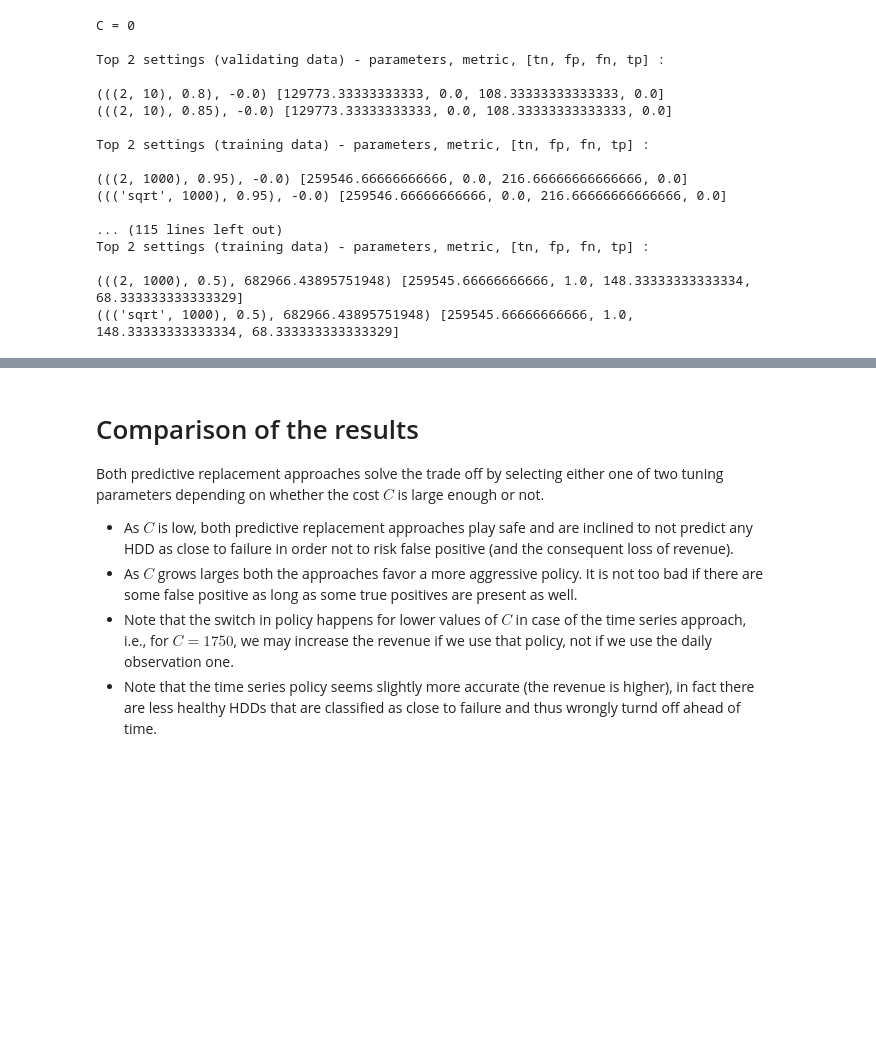
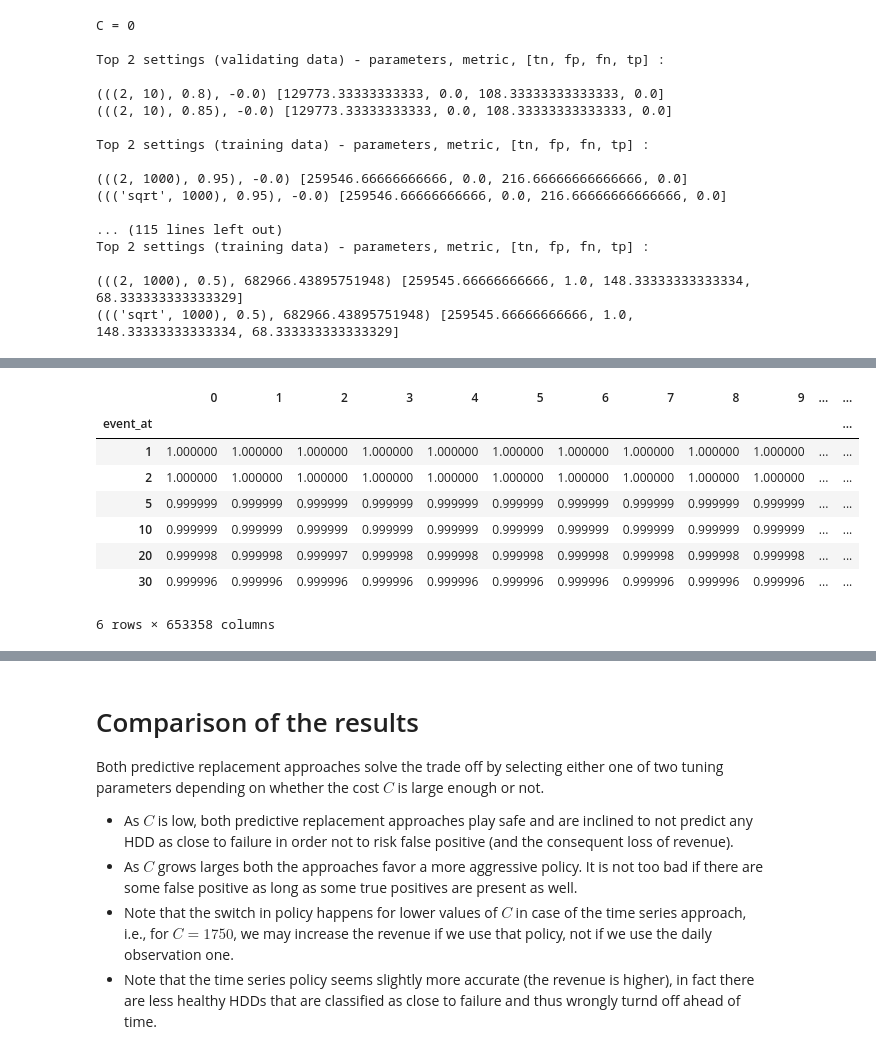
Before and after one commit to FabCec/planned_replacements, a Jupyter notebook: 4. Machine learning and optimization problem.ipynb, the cells around one changed output, grey strips where cells are left out. Cells and saved outputs as stored; diff of their text form; code cells hidden in the pictures; blank space fills up the shorter version.

```diff
--- a/4. Machine learning and optimization problem.ipynb
+++ b/4. Machine learning and optimization problem.ipynb
@@ -147,9 +147,10 @@ def revenue_per_day(C, turned_off, hdds, failures) :
     # Initialize revenue at 0
     revenue = 0
     for ind in range(len(hdds)) :
-        active = hdds[ind] in turned_off
+        off = hdds[ind] in turned_off
+        on = 1 - off
         # For each active HDDs either increase the revenue by 1 (if not failing) or decrease it by C (if failing).
-        revenue = revenue + (1 - active)*((1 - failures[ind]) - C*failures[ind])
+        revenue = revenue + on - on*C*failures[ind]
     return revenue
 
 # List of dates we consider, everyday in 2015, 2016, and 2017
@@ -186,7 +187,7 @@ def compute_revenue_predictive(dates, C, df) :
                     last_sn = df_serialnumber.loc[sn,'date_last']
                     diff_days = (last_sn-day).days
                     day_dt = day.astype('M8[D]').astype('O')
-                    revenue_diff = (state_sn == 'healthy')*(-diff_days) + (state_sn == 'fail')*(-diff_days + C)
+                    revenue_diff = (state_sn == 'healthy')*(-diff_days) + (state_sn == 'fail')*(diff_days >0)*(-diff_days + C)
                     print('HDD {} is {} and present till {}-{}-{}. We turn it off on {}-{}-{}: change in revenue of {}'.format(sn, state_sn, last_sn.day, last_sn.month, last_sn.year, day_dt.day, day_dt.month, day_dt.year, revenue_diff) )
             turned_off.update(to_turn_off)
 
@@ -390,9 +394,9 @@ $$ (C-1) * tp - \mathbb{E}\big[df[\text{D_to_last}]\big] * fp, $$
 
 i.e., the expected gain minus the expected loss we have by using the selected policy. Note that the number of tp (true positive) and fp (false positive) is not relative to the single HDDs identified, multiple tp and fp can be associated to the same HDD.
 # %%
-Cs = [0, 100, 250, 500, 750, 1000, 1750, 2500, 5000, 7500, 10000]
+Cs = [15, 100, 250, 500, 750, 1000, 1750, 2500, 5000, 7500, 10000]
 
-best_params_by_C = {  0: ((2, 10), 0.9),
+best_params_by_C = { 15: ((2, 10), 0.9),
                     100: ((2, 10), 0.9),
                     250: ((2, 10), 0.9),
                     500: ((2, 10), 0.9),
@@ -1074,0 +1158,27 @@ Difference in total revenue = 29041
+# %%
+# List of days for which we compute the survival function
+days_to_failure = [1, 2, 5, 10, 20, 30]
+
+# Create the index batches
+num_testing = len(X_test)
+num_batches = 100
+list_batches = np.array_split(range(num_testing), num_batches)
+
+# For every batch, we predict the values of the survival function and save only the days in days_to_failure
+df_pred = pd.DataFrame()
+for i in range(num_batches) :
+    x = X_test[list_batches[i],:]
+    dfx = cph.predict_survival_function(x).iloc[days_to_failure, :]
+    df_pred = pd.concat([df_pred, dfx], axis = 1)
+
+df_pred
+# %% [output]
+|  | 0 | 1 | 2 | 3 | 4 | 5 | 6 | 7 | 8 | 9 | ... | ... |
+| event_at |  |  |  |  |  |  |  |  |  |  |  | ... |
+| 1 | 1.000000 | 1.000000 | 1.000000 | 1.000000 | 1.000000 | 1.000000 | 1.000000 | 1.000000 | 1.000000 | 1.000000 | ... | ... |
+| 2 | 1.000000 | 1.000000 | 1.000000 | 1.000000 | 1.000000 | 1.000000 | 1.000000 | 1.000000 | 1.000000 | 1.000000 | ... | ... |
+| 5 | 0.999999 | 0.999999 | 0.999999 | 0.999999 | 0.999999 | 0.999999 | 0.999999 | 0.999999 | 0.999999 | 0.999999 | ... | ... |
+| 10 | 0.999999 | 0.999999 | 0.999999 | 0.999999 | 0.999999 | 0.999999 | 0.999999 | 0.999999 | 0.999999 | 0.999999 | ... | ... |
+| 20 | 0.999998 | 0.999998 | 0.999997 | 0.999998 | 0.999998 | 0.999998 | 0.999998 | 0.999998 | 0.999998 | 0.999998 | ... | ... |
+| 30 | 0.999996 | 0.999996 | 0.999996 | 0.999996 | 0.999996 | 0.999996 | 0.999996 | 0.999996 | 0.999996 | 0.999996 | ... | ... |
+6 rows × 653358 columns
```
Also changed, not shown: parts of 20 cells of this notebook, 2 other files.
